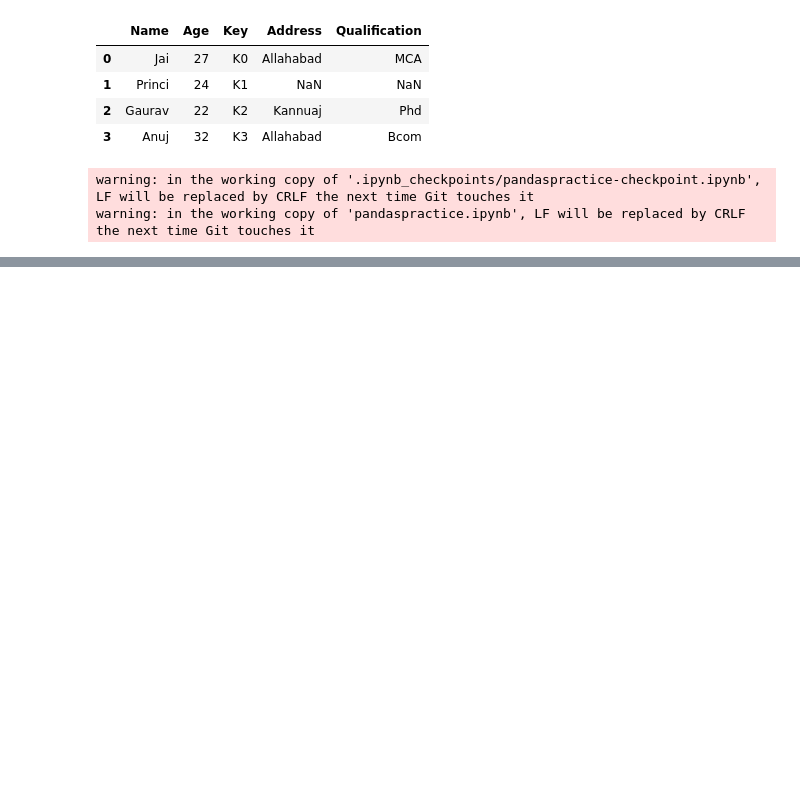
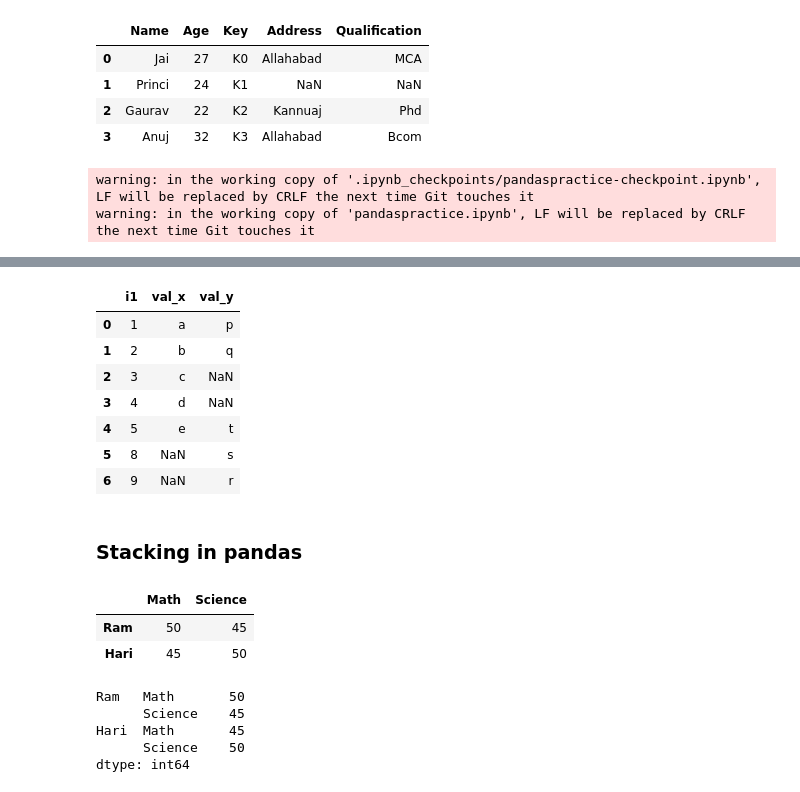
Before and after one commit to binita21/pandas, a Jupyter notebook: pandaspractice.ipynb, the cells around one changed output, grey strips where cells are left out. Drawn from its saved outputs; the diff is of its cells as text; code cells hidden in the pictures; blank space fills up the shorter version.

```diff
--- a/pandaspractice.ipynb
+++ b/pandaspractice.ipynb
@@ -907,9 +907,9 @@ To https://github.com/binita21/pandas.git
 # %%
 a = pd.DataFrame({
-    i1 : [1,2,3,4,5],
-    val : ['a','b','c','d','e']
+    'i1' : [1,2,3,4,5],
+    'val' : ['a','b','c','d','e']
 })
 b = pd.DataFrame({
-    i1 : [1,2,9,8,5],
-    val : ['p','q','r','s','t']
+    'i1' : [1,2,9,8,5],
+    'val' : ['p','q','r','s','t']
 })
@@ -917,0 +944,14 @@ NameError: name 'pd' is not defined
+# %%
+join_res=pd.merge(a,b,how='outer',on='i1')
+join_res
+# %% [output]
+|  | i1 | val_x | val_y |
+| 0 | 1 | a | p |
+| 1 | 2 | b | q |
+| 2 | 3 | c | NaN |
+| 3 | 4 | d | NaN |
+| 4 | 5 | e | t |
+| 5 | 8 | NaN | s |
+| 6 | 9 | NaN | r |
+# %% [markdown]
+### Stacking in pandas
@@ -917,0 +965,15 @@ NameError: name 'pd' is not defined
+# %%
+a1
+# %% [output]
+|  | Math | Science |
+| Ram | 50 | 45 |
+| Hari | 45 | 50 |
+# %%
+stacked = a1.stack() #COlumn name became part of the index'
+stacked
+# %% [output]
+Ram   Math       50
+      Science    45
+Hari  Math       45
+      Science    50
+dtype: int64
```
Also changed, not shown: parts of 22 cells of this notebook.
